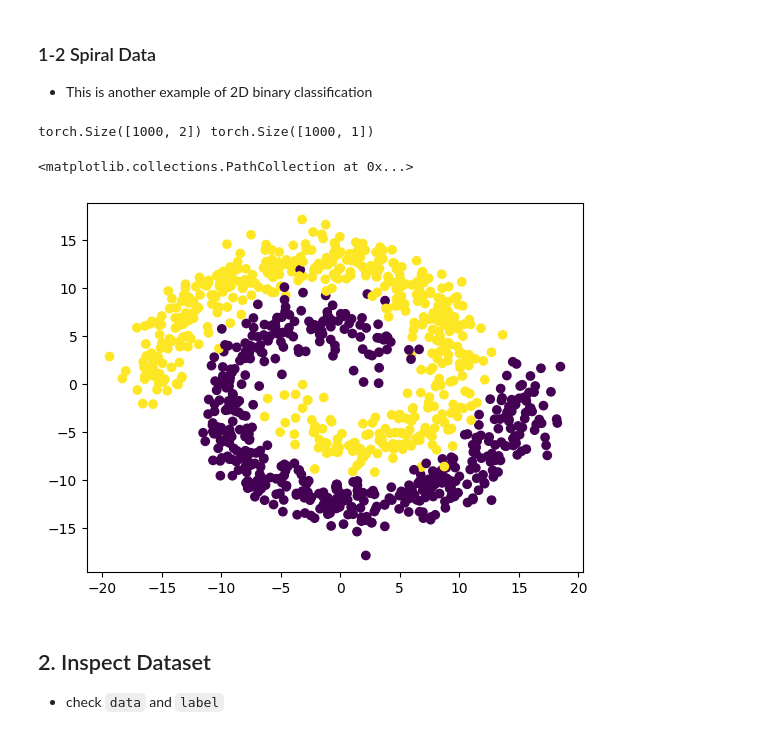
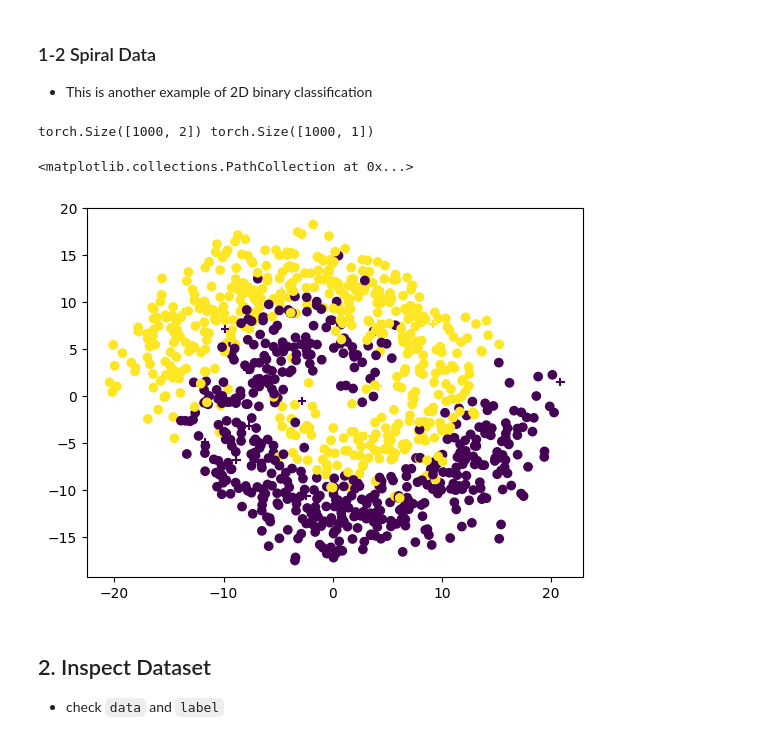
Before and after one commit to jdasam/mas1004, a Jupyter notebook: live_coding/3_binary_classification.ipynb, the cells around one changed output. Cells and saved outputs as stored; diff of their text form; code cells hidden in the pictures.

```diff
--- a/live_coding/3_binary_classification.ipynb
+++ b/live_coding/3_binary_classification.ipynb
@@ -46,33 +46,45 @@ plt.scatter(x=data[~xor_result, 0], y=data[~xor_result,1])
 # %%
 
 # make spiral data
 # https://gist.github.com/45deg/e731d9e7f478de134def5668324c44c5
 N = 500
-noise_weight = 1.5
+noise_weight = 2.5
 theta = np.sqrt(np.random.rand(N))*2*pi # np.linspace(0,2*pi,100)
 
 r_a = 2*theta + pi
 data_a = np.array([np.cos(theta)*r_a, np.sin(theta)*r_a]).T
 data_a = data_a + np.random.randn(N,2) * noise_weight
 
 r_b = -2*theta - pi
 data_b = np.array([np.cos(theta)*r_b, np.sin(theta)*r_b]).T
 data_b = data_b + np.random.randn(N,2) * noise_weight
 
 data = np.append(data_a, data_b, axis=0)
 label = np.append(np.zeros(N), np.ones(N))
 
 randomize_order = np.random.permutation(len(data))
 data = data[randomize_order] # shuffle
+# randomize_order = np.random.permutation(len(data)) # this will make different shuffle order
 label = label[randomize_order] # shuffle label with same order
 
 data = torch.from_numpy(data).float()
 label = torch.from_numpy(label).float().unsqueeze(1)
 
+print(data.shape, label.shape)
+# plt.scatter(data[:,0], data[:,1], c=label)
 
-print(data.shape, label.shape)
+# split the dataset
+# because we already shuffled the dataset, we can slice in any position
+
+valid_data = data[-20:] # slice last 20 samples from data
+valid_label = label[-20:] # slice last 20 samples from label
+
+data = data[:-20]
+label = label[:-20]
+
 plt.scatter(data[:,0], data[:,1], c=label)
+plt.scatter(valid_data[:,0], valid_data[:,1], marker='+', c=valid_label)
 # %% [output]
 torch.Size([1000, 2]) torch.Size([1000, 1])
 <matplotlib.collections.PathCollection at 0x...>
-[figure, old version]
+[figure, new version]
```
Also changed, not shown: parts of 13 cells of this notebook.
